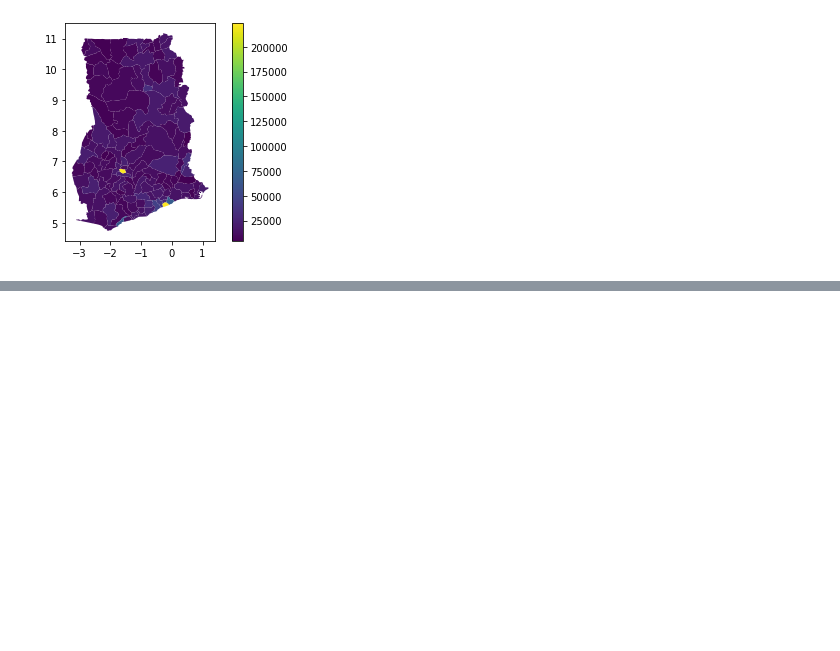
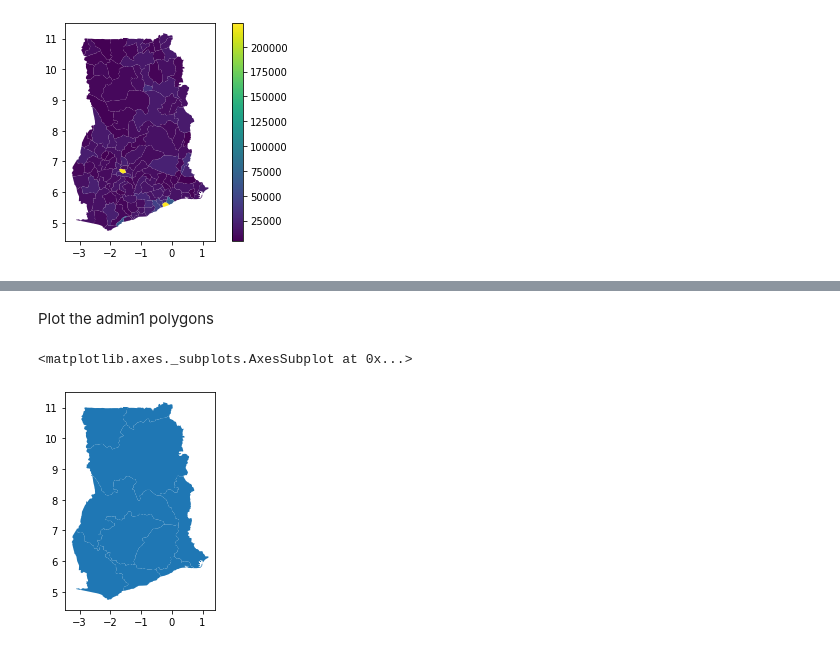
Before and after one commit to Flowminder/FlowKit-tutorials-Ghana, a Jupyter notebook: 03-geography.ipynb, the cells around one changed output, grey strips where cells are left out. Cells and saved outputs as stored; diff of their text form; code cells hidden in the pictures; blank space fills up the shorter version.

```diff
--- a/03-geography.ipynb
+++ b/03-geography.ipynb
@@ -153,0 +184,7 @@ joined_results
+# %% [markdown]
+Plot the admin1 polygons
+# %%
+admin1_geopandas.plot()
+# %% [output]
+<matplotlib.axes._subplots.AxesSubplot at 0x...>
+[figure, added]
```
Also changed, not shown: parts of 37 cells of this notebook, 1 other file.
